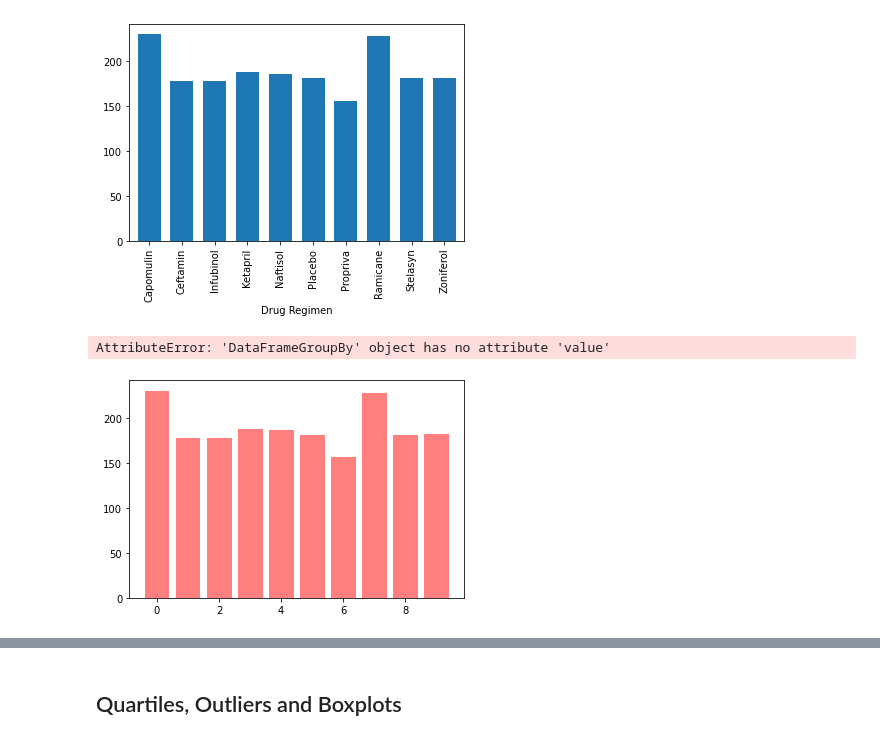
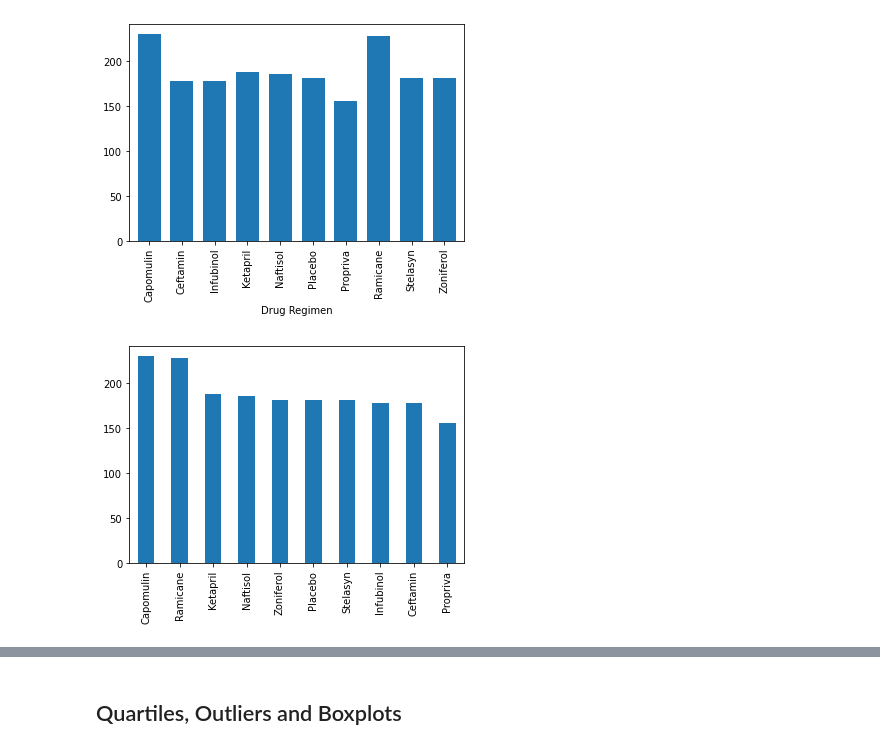
Before and after one commit to gabriellaburns/Matplotlib-Homework, a Jupyter notebook: pymaceuticals_starter.ipynb, the cells around one changed output, grey strips where cells are left out. Drawn from its saved outputs; the diff is of its cells as text; code cells hidden in the pictures.

```diff
--- a/pymaceuticals_starter.ipynb
+++ b/pymaceuticals_starter.ipynb
@@ -188,15 +192,16 @@ Text(0.5, 0, 'Drug Regimen')
 # %%
 # Generate a bar plot showing the total number of timepoints for all mice tested for each drug regimen using pyplot.
 
 # Set x axis and tick locations
-x_axis = np.arange(len(regimen_stats))
-tick_locations = [value for value in x_axis]
+#x_axis = np.arange(len(regimen_stats))
+#tick_locations = [value for value in x_axis]
 
-plt.bar(x_axis, regimen_stats["Timepoint"].count(), color='r', alpha=0.5, align="center")
-plt.xticks(tick_locations, regimen_stats.value().unique(), rotation="vertical")
+#bar_plot = plt.bar(x_axis, regimen_stats["Timepoint"].count(), color='r', alpha=0.5, align="center")
+#plt.xticks(tick_locations, regimen_stats["Drug Regimen"].unique(), rotation="vertical")
+#plt.xlabel("Drug Regimen")
 
-
- #plt.xticks(tick_locations, regimen_stats['Drug Regimen'].unique(), rotation="vertical")
+timepoints_cnt = clean_df['Drug Regimen'].value_counts()
+timepoints_cnt.plot(kind="bar")
+plt.show()
 # %% [output]
-AttributeError: 'DataFrameGroupBy' object has no attribute 'value'
-[figure, old version]
+[figure, new version]
```
Also changed, not shown: parts of 11 cells of this notebook.
